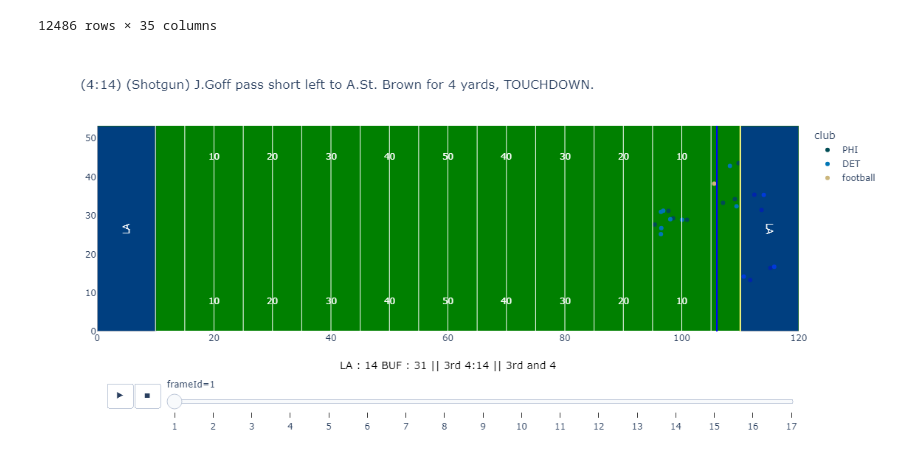
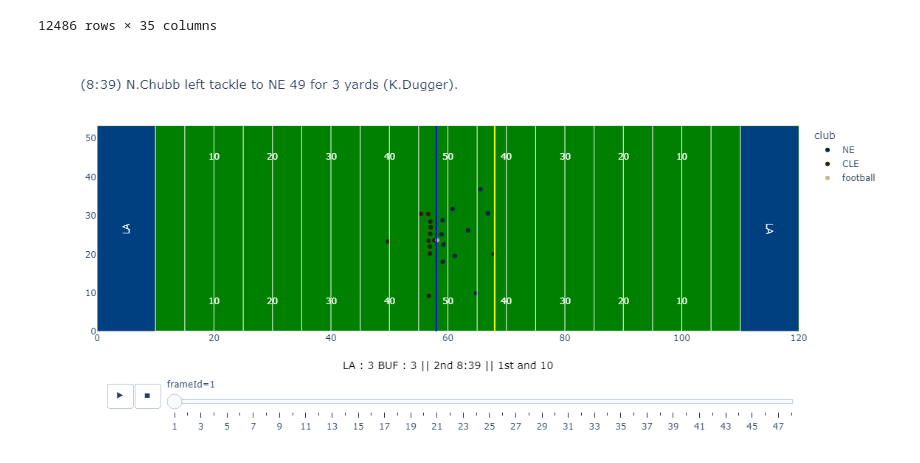
Before and after one commit to quincy928/BDB-2023, a Jupyter notebook: Animation2.ipynb, the cells around one changed output. Saved outputs shown, nothing was run; the diff lists cells and outputs as text; code cells hidden in the pictures.

```diff
--- a/Animation2.ipynb
+++ b/Animation2.ipynb
@@ -222,7 +141,7 @@ def plot_football_play(playId, gameId, week, plays, games, colors):
         line_of_scrimmage = 110 - selected_play['yardlineNumber'].values[0]
         first_down_line = line_of_scrimmage - selected_play['yardsToGo'].values[0]
     #Offense on opponents half and going left
-    elif (selected_play['possessionTeam'].values[0] == selected_play['yardlineSide'].values[0] and playDirection == 'left'):
+    elif (selected_play['possessionTeam'].values[0] != selected_play['yardlineSide'].values[0] and playDirection == 'left'):
         line_of_scrimmage = selected_play['yardlineNumber'].values[0] + 10
         first_down_line = line_of_scrimmage - selected_play['yardsToGo'].values[0]
 
@@ -288,6 +207,6 @@ def plot_football_play(playId, gameId, week, plays, games, colors):
     # Show the combined plot
     scatter_fig.show()
 # %%
-plot_football_play(3059, 2022091104, week1, plays, games, colors)
+plot_football_play(1359, 2022101601, week6, plays, games, colors)
 # %% [output]
-[figure, old version]
+[figure, new version]
```
Also changed, not shown: parts of 10 cells of this notebook, 2 other files.
